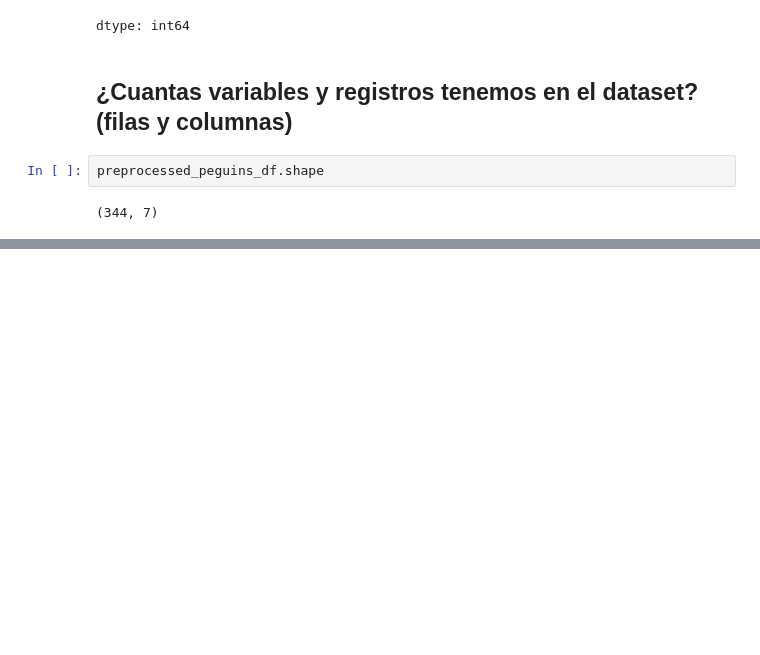
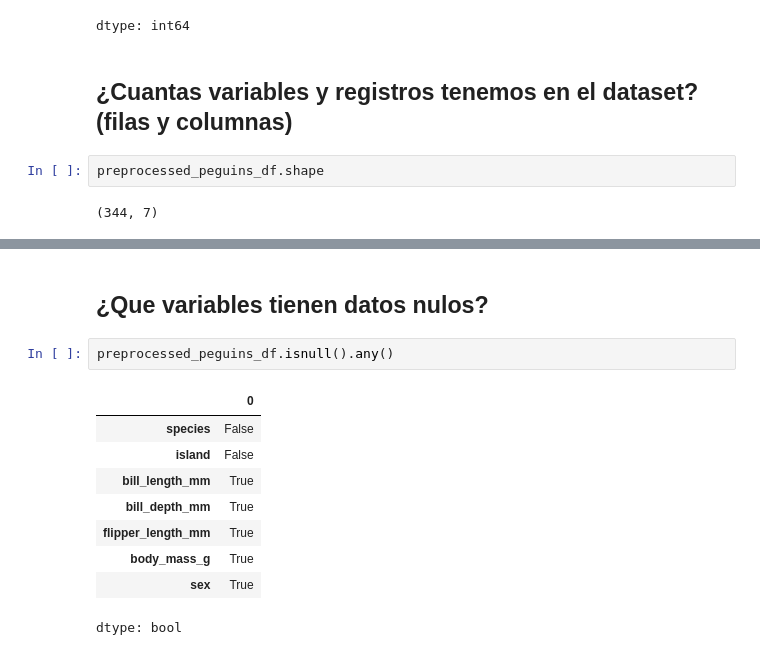
Before and after one commit to cesarmayta/BOOTCAMP_DSG1, a Jupyter notebook: dia1/01_eda_validaciones.ipynb, the cells around one changed output, grey strips where cells are left out. Saved outputs shown, nothing was run; the diff lists cells and outputs as text; blank space fills up the shorter version.

```diff
--- a/dia1/01_eda_validaciones.ipynb
+++ b/dia1/01_eda_validaciones.ipynb
@@ -57,0 +78,14 @@ preprocessed_peguins_df.shape
+# %% [markdown]
+## ¿Que variables tienen datos nulos?
+# %%
+preprocessed_peguins_df.isnull().any()
+# %% [output]
+|  | 0 |
+| species | False |
+| island | False |
+| bill_length_mm | True |
+| bill_depth_mm | True |
+| flipper_length_mm | True |
+| body_mass_g | True |
+| sex | True |
+dtype: bool
```
Also changed, not shown: parts of 9 cells of this notebook.
